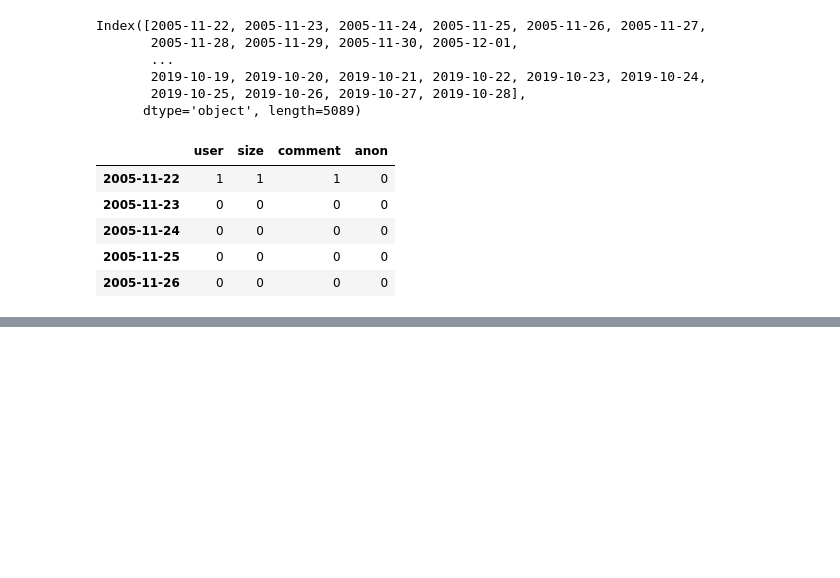
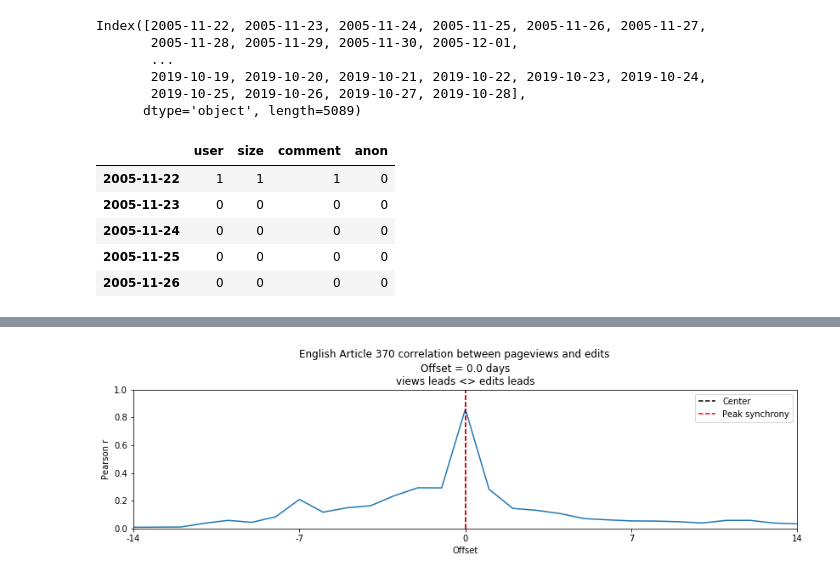
Before and after one commit to ViralNotPrasad/cscw-wiki, a Jupyter notebook: R/Pageviews.ipynb, the cells around one changed output, grey strips where cells are left out. Cells and saved outputs as stored; diff of their text form; code cells hidden in the pictures; blank space fills up the shorter version.

```diff
--- a/R/Pageviews.ipynb
+++ b/R/Pageviews.ipynb
@@ -275,0 +282,4 @@ plt.legend()
+# %%
+mypath = "../data/revisions/rev_article_en_29-10-2019 23-52-48.json"
+
+dfEdits = getEdits(mypath)
@@ -275,0 +295,4 @@ plt.legend()
+# %%
+corrPlot(df2['views'], dfEdits['total'], "English Article 370")
+# %% [output]
+[figure, added]
```
Also changed, not shown: parts of 11 cells of this notebook, 1 other file.
